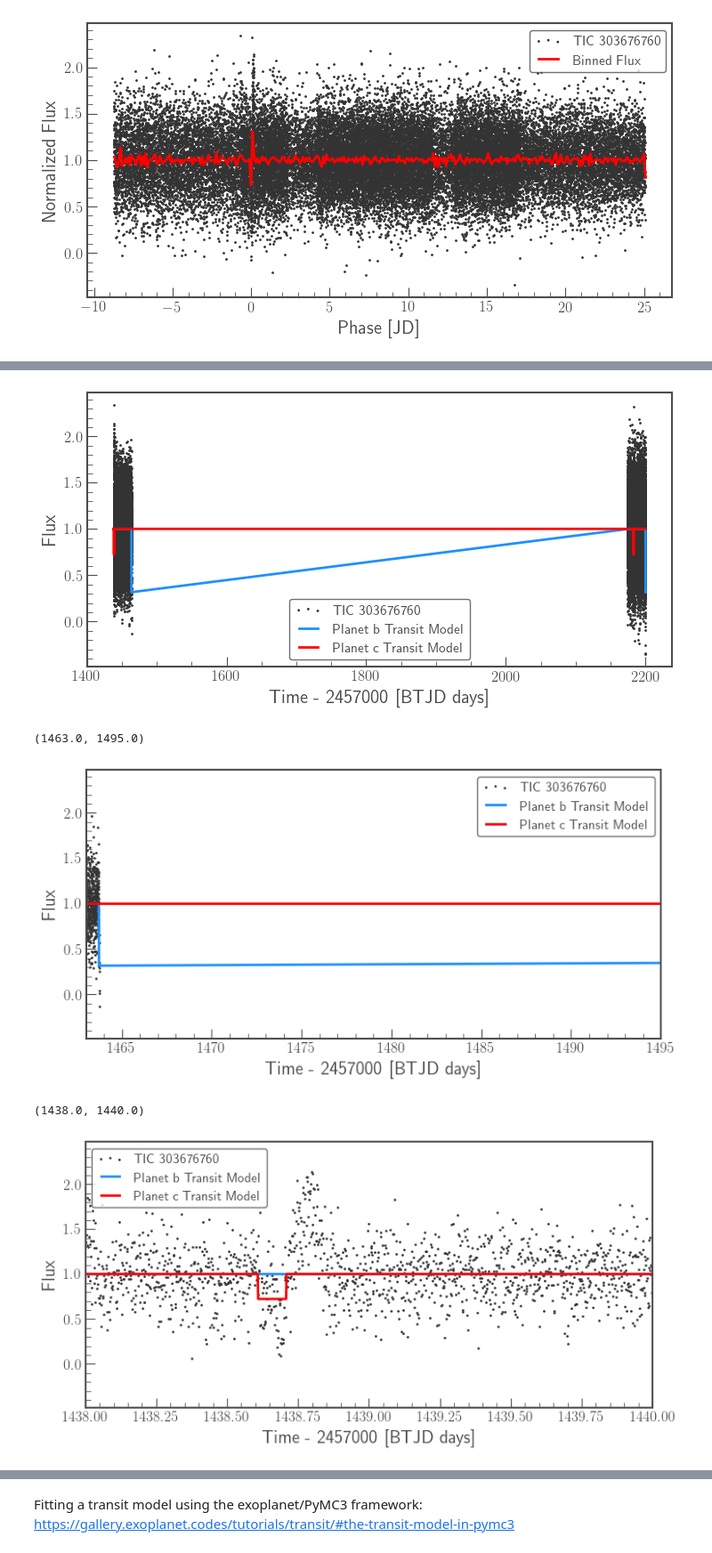
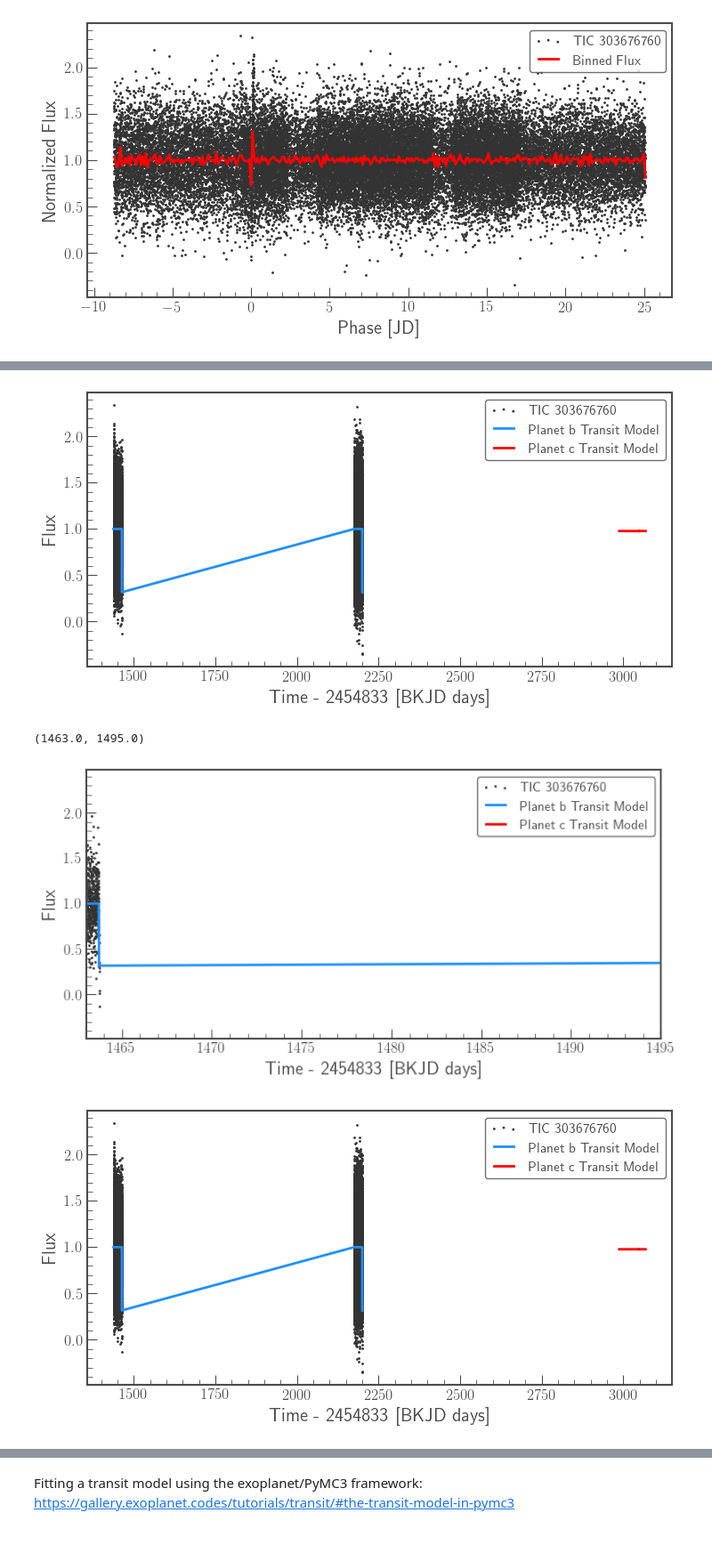
Before and after one commit to lupitatovar/Cool-Worlds, a Jupyter notebook: notebooks/K2_target.ipynb, the cells around one changed output, grey strips where cells are left out. Shown at 89% size. Cells and saved outputs as stored; diff of their text form; code cells hidden in the pictures.

```diff
--- a/notebooks/K2_target.ipynb
+++ b/notebooks/K2_target.ipynb
@@ -321,7 +345,7 @@ lc_flat.plot();
 # Create array of periods to search
 periodt = np.linspace(1, 100, 10000)
 # Create a BLSPeriodogram
-blst = lc_flat.to_periodogram(method='bls', period=periodt, frequency_factor=500);
+blst = tess_lc_flat.to_periodogram(method='bls', period=periodt, frequency_factor=500);
 blst.plot();
 # %% [output]
 [figure]
@@ -367,9 +391,9 @@ planet_mask = blst.get_transit_mask(period=planet_periodt,
                                      transit_time=planet_t0t,
                                      duration=planet_durt)
 # %%
-masked_lc = lc_flat[~planet_mask]
+masked_lc = tess_lc_flat[~planet_mask]
 ax = masked_lc.scatter();
-lc_flat[planet_mask].scatter(ax=ax, c='r', label='Masked');
+tess_lc_flat[planet_mask].scatter(ax=ax, c='r', label='Masked');
 #ax.set_xlim(2200,2201);
 # %% [output]
 [figure]
@@ -391,15 +415,15 @@ lc_flat.interact_bls()
 # %% [markdown]
 Extra planet signals?
 # %%
-period2 = np.linspace(1, 300, 10000)
-bls2 = masked_lc.to_periodogram('bls', period=period2, frequency_factor=500)
-bls2.plot();
+tess_period2 = np.linspace(1, 300, 10000)
+tess_bls2 = masked_lc.to_periodogram('bls', period=tess_period2, frequency_factor=500)
+tess_bls2.plot();
 # %% [output]
 [figure]
 # %%
-planet_c_period = bls2.period_at_max_power
-planet_c_t0 = bls2.transit_time_at_max_power
-planet_c_dur = bls2.duration_at_max_power
+planet_c_period = tess_bls2.period_at_max_power
+planet_c_t0 = tess_bls2.transit_time_at_max_power
+planet_c_dur = tess_bls2.duration_at_max_power
 
 # Check the value for period
 planet_c_period
@@ -426,14 +450,14 @@ planet_c_model.plot(ax=ax, c='r', label='Planet c Transit Model');
 # %%
-ax = lc_flat.scatter();
+ax = tess_lc_flat.scatter();
 planet_model.plot(ax=ax, c='dodgerblue', label='Planet b Transit Model',lw=2);
 planet_c_model.plot(ax=ax, c='r', label='Planet c Transit Model',lw=2);
 #ax.set_xlim(1410,1415)
 
 #ax.set_xlim(1435,1440)
 # %% [output]
-[figure, old version]
+[figure, new version]
 # %%
-ax = lc_flat.scatter();
+ax = tess_lc_flat.scatter();
 planet_model.plot(ax=ax, c='dodgerblue', label='Planet b Transit Model',lw=2);
 planet_c_model.plot(ax=ax, c='r', label='Planet c Transit Model',lw=2);
 #ax.set_xlim(1410,1415)
@@ -441,15 +465,14 @@ planet_c_model.plot(ax=ax, c='r', label='Planet c Transit Model',lw=2);
 ax.set_xlim(1463,1495)
 # %% [output]
 (1463.0, 1495.0)
-[figure, old version]
+[figure, new version]
 # %%
-ax = lc_flat.scatter();
+ax = tess_lc_flat.scatter();
 planet_model.plot(ax=ax, c='dodgerblue', label='Planet b Transit Model',lw=2);
 planet_c_model.plot(ax=ax, c='r', label='Planet c Transit Model',lw=2);
-ax.set_xlim(1438,1440)
+#ax.set_xlim(1438,1440)
 
 #ax.set_xlim(1435,1440)
 # %% [output]
-(1438.0, 1440.0)
-[figure, old version]
+[figure, new version]
 # %%
```
Also changed, not shown: parts of 19 cells of this notebook, 11 other files.
